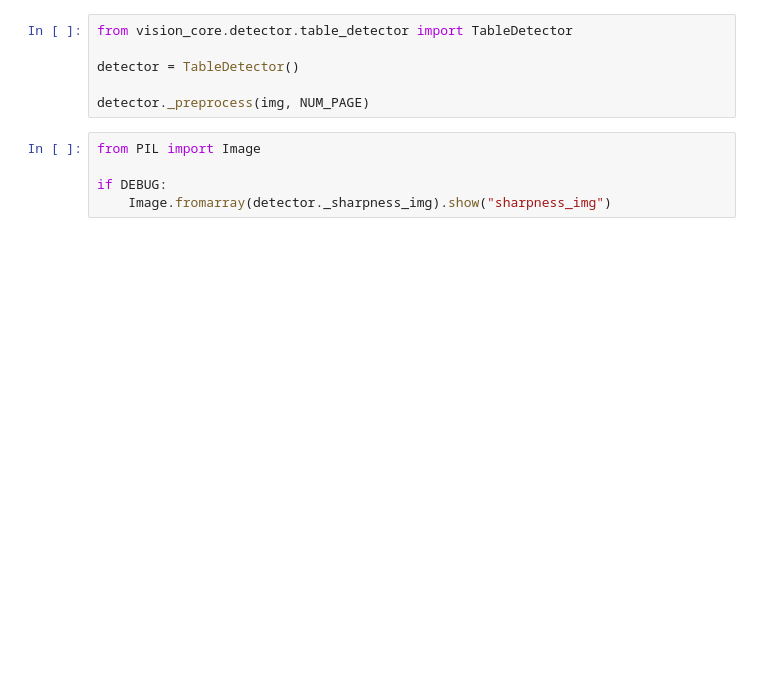
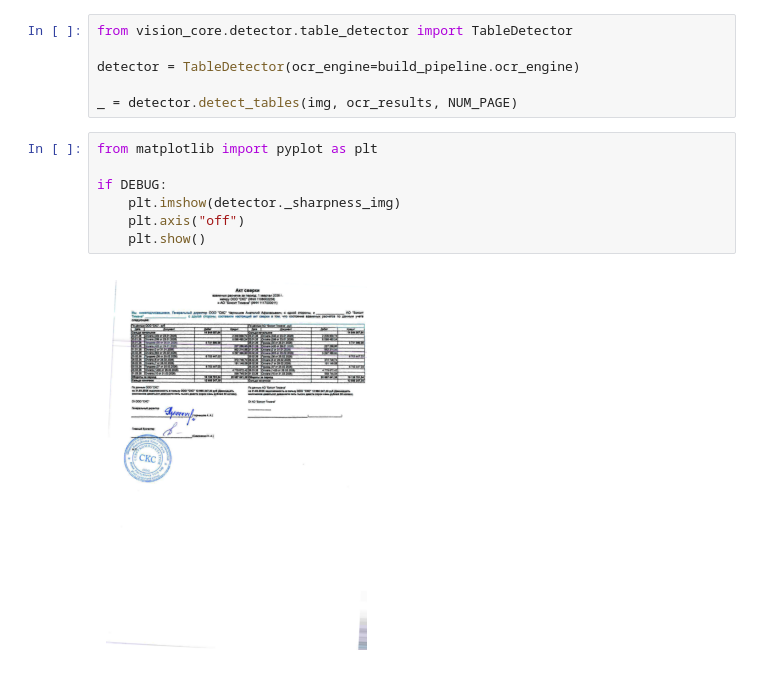
Before and after one commit to SergeyKrasnoslobodtsev/recon_vision, a Jupyter notebook: notebooks/test_table_detector.ipynb, the cells around one changed output. Saved outputs shown, nothing was run; the diff lists cells and outputs as text; blank space fills up the shorter version.

```diff
--- a/notebooks/test_table_detector.ipynb
+++ b/notebooks/test_table_detector.ipynb
@@ -52,13 +52,17 @@ Creating model: ('cyrillic_PP-OCRv5_mobile_rec', 'D:\\projects\\rusal_recon_srv\
 # %%
 from vision_core.detector.table_detector import TableDetector
 
-detector = TableDetector()
+detector = TableDetector(ocr_engine=build_pipeline.ocr_engine)
 
-detector._preprocess(img, NUM_PAGE)
+_ = detector.detect_tables(img, ocr_results, NUM_PAGE)
 # %%
-from PIL import Image
+from matplotlib import pyplot as plt
 
 if DEBUG:
-    Image.fromarray(detector._sharpness_img).show("sharpness_img")
+    plt.imshow(detector._sharpness_img)
+    plt.axis("off")
+    plt.show()
+# %% [output]
+[figure, added]
 # %%
 if DEBUG:
```
Also changed, not shown: parts of 14 cells of this notebook, 2 other files.
